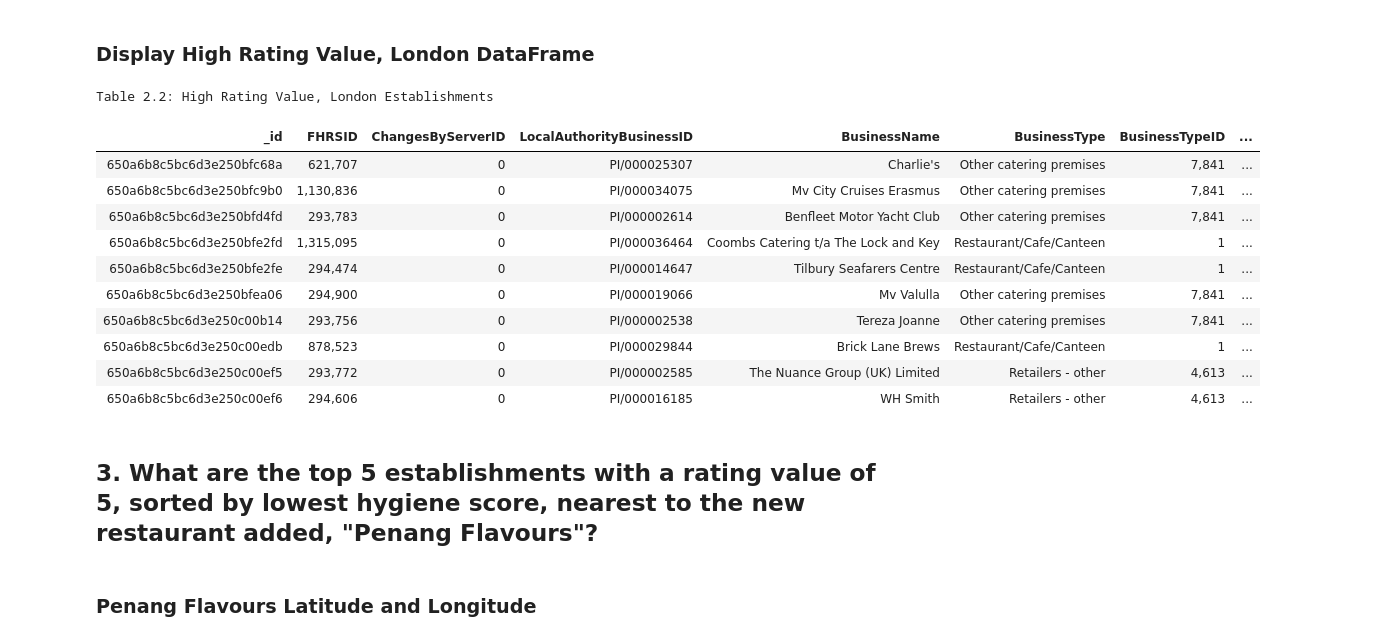
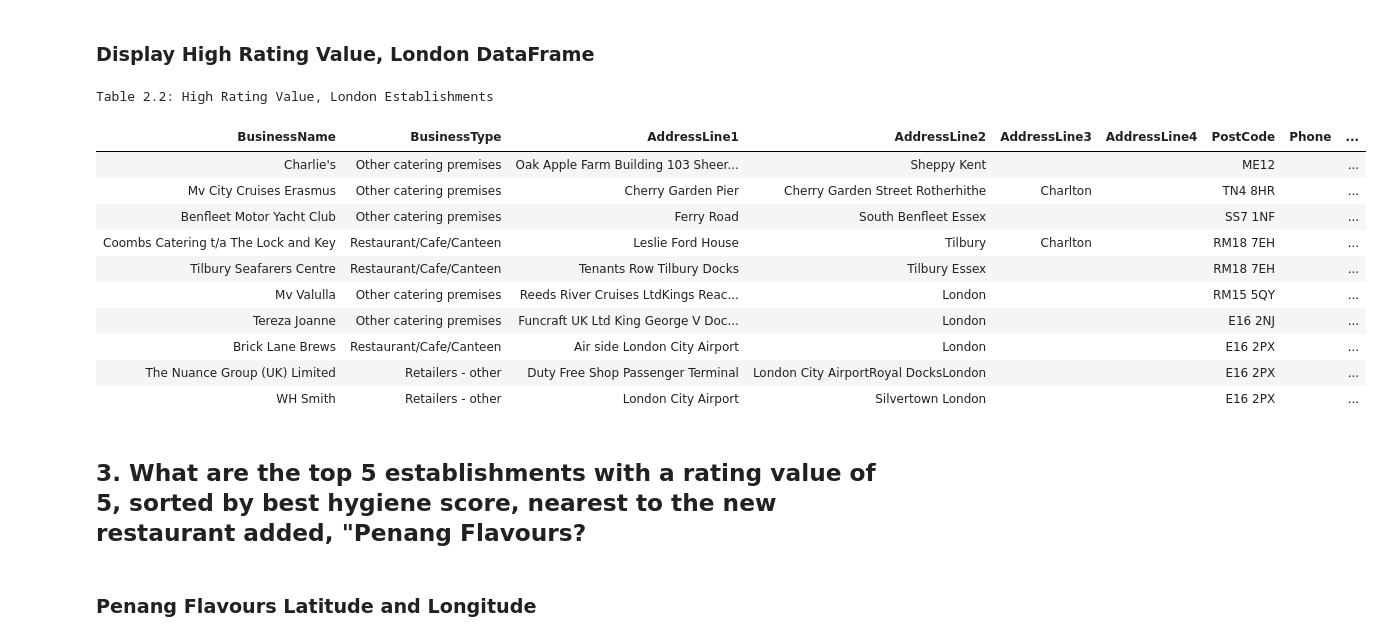
Before and after one commit to njamesgeorge1223/UK-Food-Magazine-Restaurant-Analysis-using-MongoDB, a Jupyter notebook: NoSQLAnalysis.ipynb, the cells around one changed output. Cells and saved outputs as stored; diff of their text form; code cells hidden in the pictures.

```diff
--- a/NoSQLAnalysis.ipynb
+++ b/NoSQLAnalysis.ipynb
@@ -345,28 +371,52 @@ The number of rows in the High Rating Value, London DataFrame is 33.
 # %% [markdown]
 ### Display High Rating Value, London DataFrame
 # %%
+# This function rearranges the columns in the DataFrame.
+highRatingLondonDataFrame \
+    = local_function \
+        .ReturnReorderedColumnsNoSQLDataFrame \
+            (highRatingLondonDataFrame)
+
+
+# This line of code displays a formatted DataFrame hiding those columns
+# that are not necessary for editorial decisions.
 function \
     .ReturnStylerObjectStandardFormat \
         (highRatingLondonDataFrame.head(10),
          'Table 2.2: High Rating Value, London Establishments',
          hideFlagBooleanParameter = True) \
+            .format({'RatingValue':
+                            '{:,.0f}'}) \
             .hide \
-                ('meta', axis = 1)
+                (['_id',
+                  'ChangesByServerID',
+                  'FHRSID',
+                  'LocalAuthorityBusinessID',
+                  'BusinessTypeID',
+                  'geocode',
+                  'Distance',
+                  'RatingKey',
+                  'RightToReply',
+                  'SchemeType',
+                  'LocalAuthorityCode',
+                  'meta',
+                  'links'],
+                 axis = 1)
 # %% [output]
 Table 2.2: High Rating Value, London Establishments
-| _id | FHRSID | ChangesByServerID | LocalAuthorityBusinessID | BusinessName | BusinessType | BusinessTypeID | ... |
-| 650a6b8c5bc6d3e250bfc68a | 621,707 | 0 | PI/000025307 | Charlie's | Other catering premises | 7,841 | ... |
-| 650a6b8c5bc6d3e250bfc9b0 | 1,130,836 | 0 | PI/000034075 | Mv City Cruises Erasmus | Other catering premises | 7,841 | ... |
-| 650a6b8c5bc6d3e250bfd4fd | 293,783 | 0 | PI/000002614 | Benfleet Motor Yacht Club | Other catering premises | 7,841 | ... |
-| 650a6b8c5bc6d3e250bfe2fd | 1,315,095 | 0 | PI/000036464 | Coombs Catering t/a The Lock and Key | Restaurant/Cafe/Canteen | 1 | ... |
-| 650a6b8c5bc6d3e250bfe2fe | 294,474 | 0 | PI/000014647 | Tilbury Seafarers Centre | Restaurant/Cafe/Canteen | 1 | ... |
-| 650a6b8c5bc6d3e250bfea06 | 294,900 | 0 | PI/000019066 | Mv Valulla | Other catering premises | 7,841 | ... |
-| 650a6b8c5bc6d3e250c00b14 | 293,756 | 0 | PI/000002538 | Tereza Joanne | Other catering premises | 7,841 | ... |
-| 650a6b8c5bc6d3e250c00edb | 878,523 | 0 | PI/000029844 | Brick Lane Brews | Restaurant/Cafe/Canteen | 1 | ... |
-| 650a6b8c5bc6d3e250c00ef5 | 293,772 | 0 | PI/000002585 | The Nuance Group (UK) Limited | Retailers - other | 4,613 | ... |
-| 650a6b8c5bc6d3e250c00ef6 | 294,606 | 0 | PI/000016185 | WH Smith | Retailers - other | 4,613 | ... |
+| BusinessName | BusinessType | AddressLine1 | AddressLine2 | AddressLine3 | AddressLine4 | PostCode | Phone | ... |
+| Charlie's | Other catering premises | Oak Apple Farm Building 103 Sheer... | Sheppy Kent |  |  | ME12 |  | ... |
+| Mv City Cruises Erasmus | Other catering premises | Cherry Garden Pier | Cherry Garden Street Rotherhithe | Charlton |  | TN4 8HR |  | ... |
+| Benfleet Motor Yacht Club | Other catering premises | Ferry Road | South Benfleet Essex |  |  | SS7 1NF |  | ... |
+| Coombs Catering t/a The Lock and Key | Restaurant/Cafe/Canteen | Leslie Ford House | Tilbury | Charlton |  | RM18 7EH |  | ... |
+| Tilbury Seafarers Centre | Restaurant/Cafe/Canteen | Tenants Row Tilbury Docks | Tilbury Essex |  |  | RM18 7EH |  | ... |
+| Mv Valulla | Other catering premises | Reeds River Cruises LtdKings Reac... | London |  |  | RM15 5QY |  | ... |
+| Tereza Joanne | Other catering premises | Funcraft UK Ltd King George V Doc... | London |  |  | E16 2NJ |  | ... |
+| Brick Lane Brews | Restaurant/Cafe/Canteen | Air side London City Airport | London |  |  | E16 2PX |  | ... |
+| The Nuance Group (UK) Limited | Retailers - other | Duty Free Shop Passenger Terminal | London City AirportRoyal DocksLondon |  |  | E16 2PX |  | ... |
+| WH Smith | Retailers - other | London City Airport | Silvertown London |  |  | E16 2PX |  | ... |
 # %% [markdown]
-## 3. What are the top 5 establishments with a rating value of 5, sorted by lowest hygiene score, nearest to the new restaurant added, "Penang Flavours"?
+## **3. What are the top 5 establishments with a rating value of 5, sorted by best hygiene score, nearest to the new restaurant added, "Penang Flavours?**
 # %% [markdown]
 ### Penang Flavours Latitude and Longitude
 # %%
```
Also changed, not shown: parts of 7 cells of this notebook, 12 other files.
